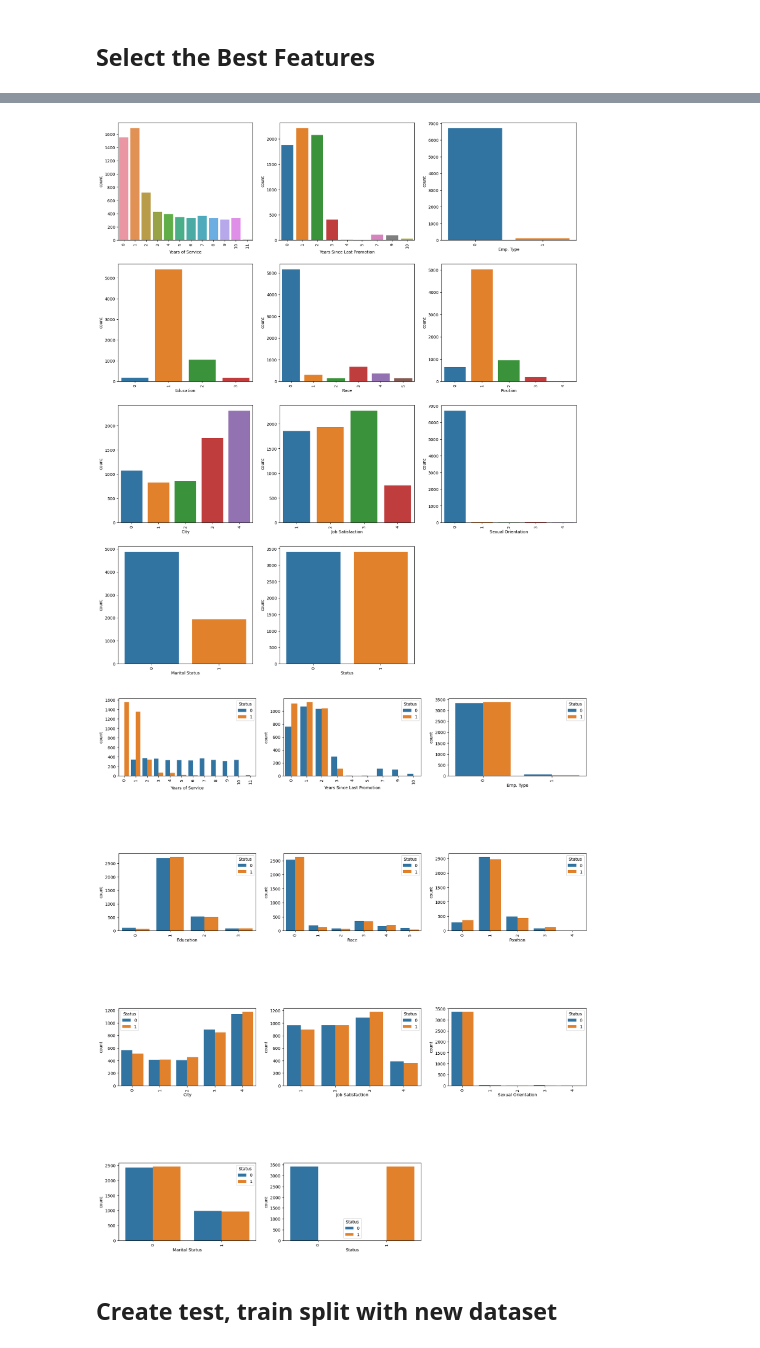
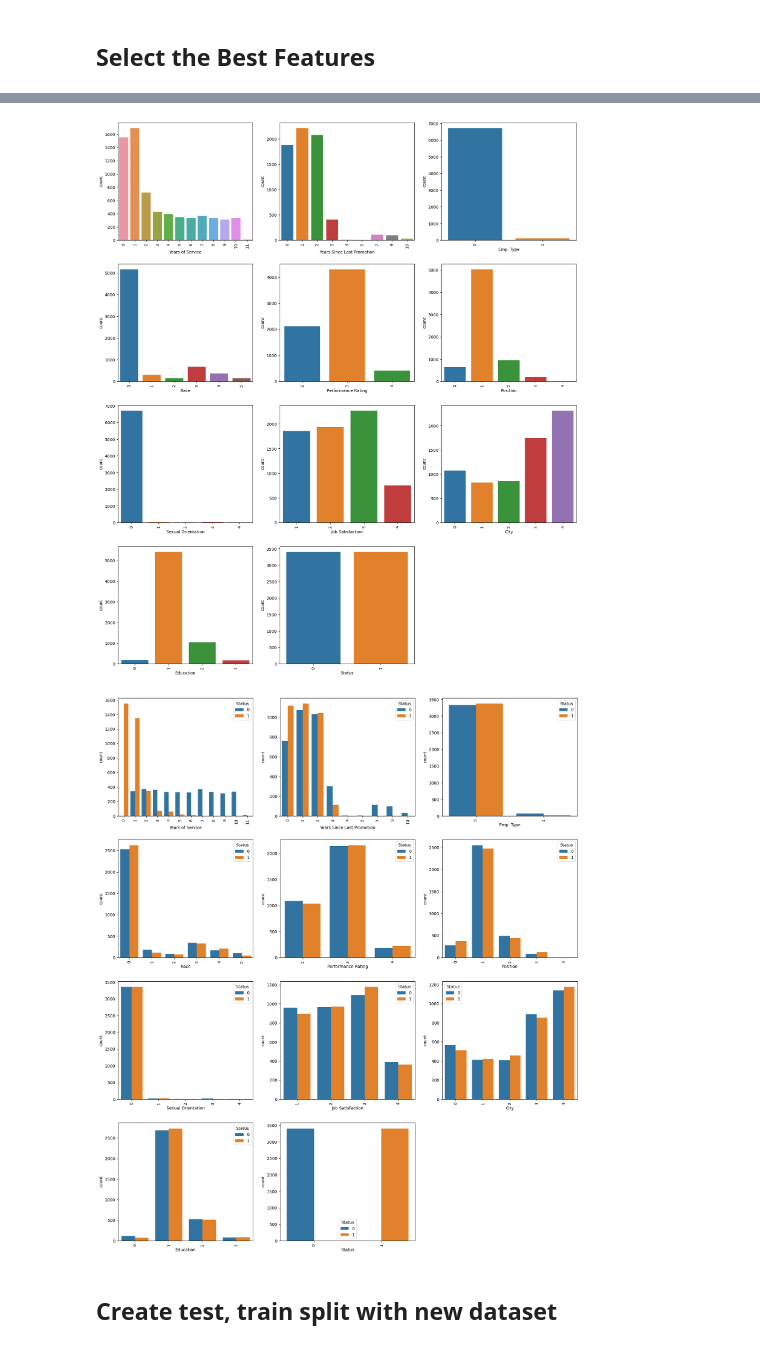
Before and after one commit to presleyschumacher/Predicting-Employee-Retention-with-HR-Analytics, a Jupyter notebook: Model Building.ipynb, the cells around one changed output, grey strips where cells are left out. Cells and saved outputs as stored; diff of their text form; code cells hidden in the pictures.

```diff
--- a/Model Building.ipynb
+++ b/Model Building.ipynb
@@ -230,7 +249,9 @@ print(top_k_features)
 # %%
 # Create a list of the top features
-top_features = ['Years of Service', 'Years Since Last Promotion', 'Emp. Type', 'Education', 'Race',
-                'Position', 'City', 'Job Satisfaction', 'Sexual Orientation', 'Marital Status', 'Status']
+top_features = ['Years of Service', 'Years Since Last Promotion', 'Emp. Type',
+                'Race', 'Performance Rating', 'Position', 'Sexual Orientation',
+                'Job Satisfaction', 'City', 'Education', 'Status']
+
 
 # Create a new dataframe with only the top features from the upsampled dataframe
 df_top_features = df_upsampled[top_features]
@@ -258,27 +279,28 @@ Data columns (total 11 columns):
 dtypes: int64(11)
 memory usage: 639.2 KB
 # %%
-features_2=['Years of Service', 'Years Since Last Promotion', 'Emp. Type', 'Education', 'Race',
-                'Position', 'City', 'Job Satisfaction', 'Sexual Orientation', 'Marital Status', 'Status']
+features_2 = ['Years of Service', 'Years Since Last Promotion', 'Emp. Type',
+                'Race', 'Performance Rating', 'Position', 'Sexual Orientation',
+                'Job Satisfaction', 'City', 'Education', 'Status']
 fig=plt.subplots(figsize=(20, 30))
 for i, j in enumerate(features_2): # this will chart the features 1 by 1
     plt.subplot(5,3, i+1) # 3 charts in a row w/ 5 columns
     sns.countplot(x=j, data=df_up)
     plt.xticks(rotation=90)
 # %% [output]
-[figure, old version]
+[figure, new version]
 # %%
-features_2=['Years of Service', 'Years Since Last Promotion', 'Emp. Type', 'Education', 'Race',
-                'Position', 'City', 'Job Satisfaction', 'Sexual Orientation', 'Marital Status', 'Status']
+features_2 = ['Years of Service', 'Years Since Last Promotion', 'Emp. Type',
+                'Race', 'Performance Rating', 'Position', 'Sexual Orientation',
+                'Job Satisfaction', 'City', 'Education', 'Status']
 fig=plt.subplots(figsize=(20, 30))
 
 for i, j in enumerate(features_2):
     plt.subplot(5,3, i+1)
-    plt.subplots_adjust(hspace = 1.0)
     sns.countplot(x=j,data=df_up, hue= 'Status')
     plt.xticks(rotation=90)
 # %% [output]
-[figure, old version]
+[figure, new version]
 # %% [markdown]
 ## Create test, train split with new dataset
 # %%
```
Also changed, not shown: parts of 36 cells of this notebook, 25 other files.
